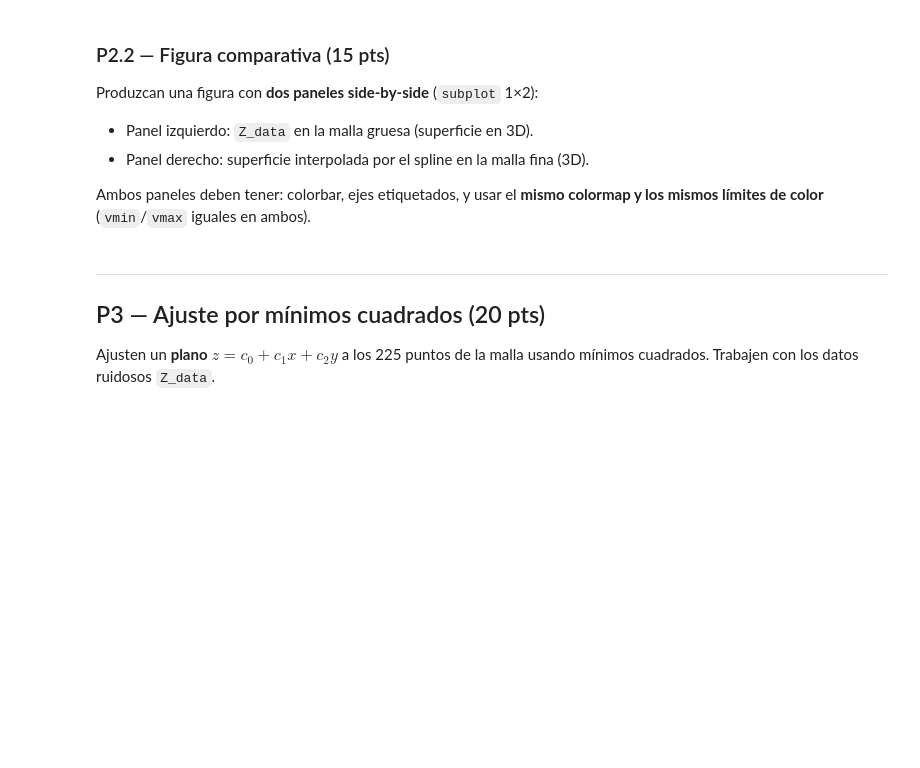
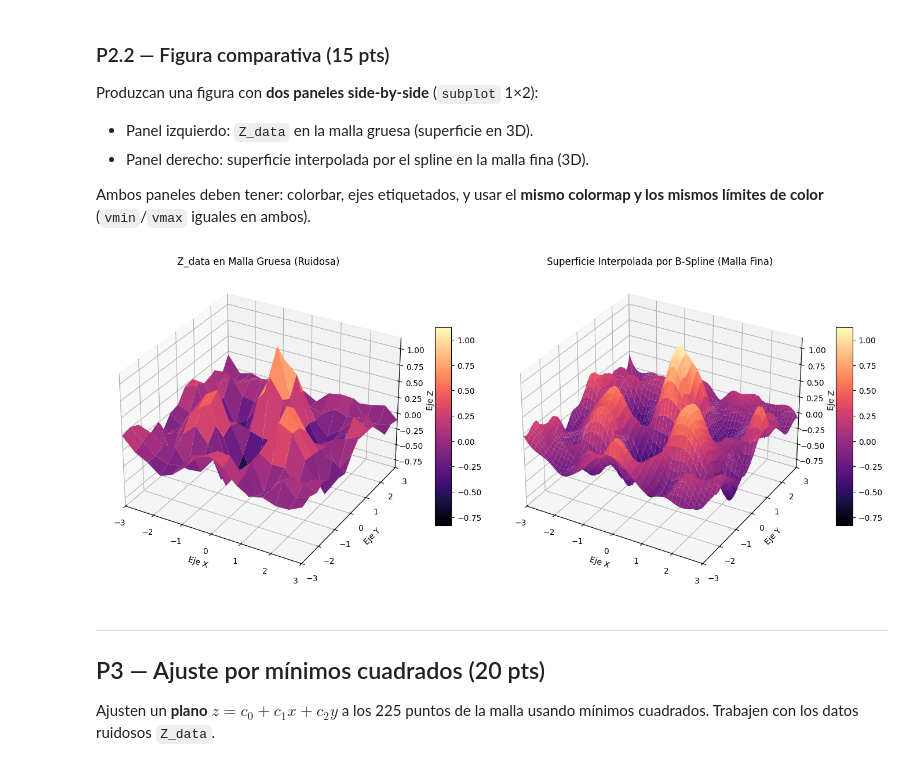
Before and after one commit to manubastidas/programacionCientifica, a Jupyter notebook: Evaluacion/mora_ramirez_evaluacion1.ipynb, the cells around one changed output. Drawn from its saved outputs; the diff is of its cells as text; code cells hidden in the pictures; blank space fills up the shorter version.

Commit message:
add: interpolacion spline y ajuste LS

```diff
--- a/Evaluacion/mora_ramirez_evaluacion1.ipynb
+++ b/Evaluacion/mora_ramirez_evaluacion1.ipynb
@@ -178,6 +178,19 @@ Usen `RectBivariateSpline` de `scipy.interpolate` para construir un spline bicú
 Construyan el spline con `kx=3, ky=3` y evalúenlo en una malla fina de **100×100 puntos** en $[-3,3]\times[-3,3]$.
 # %%
 # TODO P2.1: construir el spline bicúbico y evaluar en malla fina
+import numpy as np
+from scipy.interpolate import RectBivariateSpline
+
+# Creamos el spline usando los datos ruidosos de la malla gruesa (kx=3, ky=3 para bicúbico)
+spline = RectBivariateSpline(x_raw, y_raw, Z_data, kx=3, ky=3)
+
+# Generamos la malla fina de 100x100 puntos espaciados uniformemente en [-3, 3]
+x_fine = np.linspace(-3, 3, 100)
+y_fine = np.linspace(-3, 3, 100)
+X_fine, Y_fine = np.meshgrid(x_fine, y_fine)
+
+# Evaluamos el spline sobre la nueva malla fina para obtener la superficie suave
+Z_spline = spline(x_fine, y_fine)
 # %% [markdown]
 ### P2.2 — Figura comparativa (15 pts)
 
@@ -188,6 +201,45 @@ Produzcan una figura con **dos paneles side-by-side** (`subplot` 1×2):
 Ambos paneles deben tener: colorbar, ejes etiquetados, y usar el **mismo colormap y los mismos límites de color** (`vmin`/`vmax` iguales en ambos).
 # %%
 # TODO P2.2: figura comparativa datos vs spline
+import matplotlib.pyplot as plt
+
+# Creamos una figura ancha para meter los dos paneles 3D uno al lado del otro
+fig = plt.figure(figsize=(14, 6))
+
+# Homogeneizamos la escala de color para ambos gráficos usando el vmin y vmax de Z_data
+vmin_val = np.min(Z_data)
+vmax_val = np.max(Z_data)
+cmap_chosen = 'magma'
+
+# Volvemos a armar la malla gruesa para poder plotear Z_data en 3D
+X_raw, Y_raw = np.meshgrid(x_raw, y_raw)
+
+# --- Panel Izquierdo: Datos originales ruidosos ---
+ax1 = fig.add_subplot(1, 2, 1, projection='3d')
+surf1 = ax1.plot_surface(X_raw, Y_raw, Z_data, cmap=cmap_chosen, vmin=vmin_val, vmax=vmax_val, edgecolor='none')
+ax1.set_title("Z_data en Malla Gruesa (Ruidosa)")
+ax1.set_xlabel("Eje X")
+ax1.set_ylabel("Eje Y")
+ax1.set_zlabel("Eje Z")
+ax1.set_xlim([-3, 3])
+ax1.set_ylim([-3, 3])
+fig.colorbar(surf1, ax=ax1, shrink=0.6, aspect=12)
+
+# --- Panel Derecho: Superficie suavizada por el Spline ---
+ax2 = fig.add_subplot(1, 2, 2, projection='3d')
+surf2 = ax2.plot_surface(X_fine, Y_fine, Z_spline, cmap=cmap_chosen, vmin=vmin_val, vmax=vmax_val, edgecolor='none')
+ax2.set_title("Superficie Interpolada por B-Spline (Malla Fina)")
+ax2.set_xlabel("Eje X")
+ax2.set_ylabel("Eje Y")
+ax2.set_zlabel("Eje Z")
+ax2.set_xlim([-3, 3])
+ax2.set_ylim([-3, 3])
+fig.colorbar(surf2, ax=ax2, shrink=0.6, aspect=12)
+
+plt.tight_layout()
+plt.show()
+# %% [output]
+[figure, added]
 # %% [markdown]
 ---
 ## P3 — Ajuste por mínimos cuadrados (20 pts)
```
Also changed, not shown: parts of 2 cells of this notebook.
